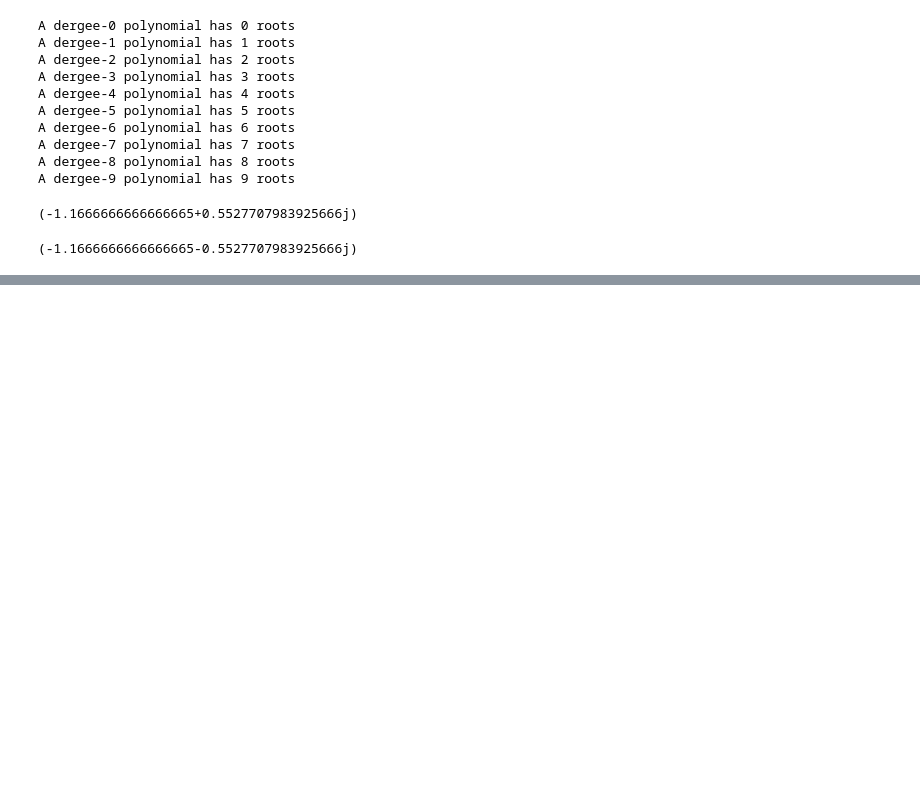
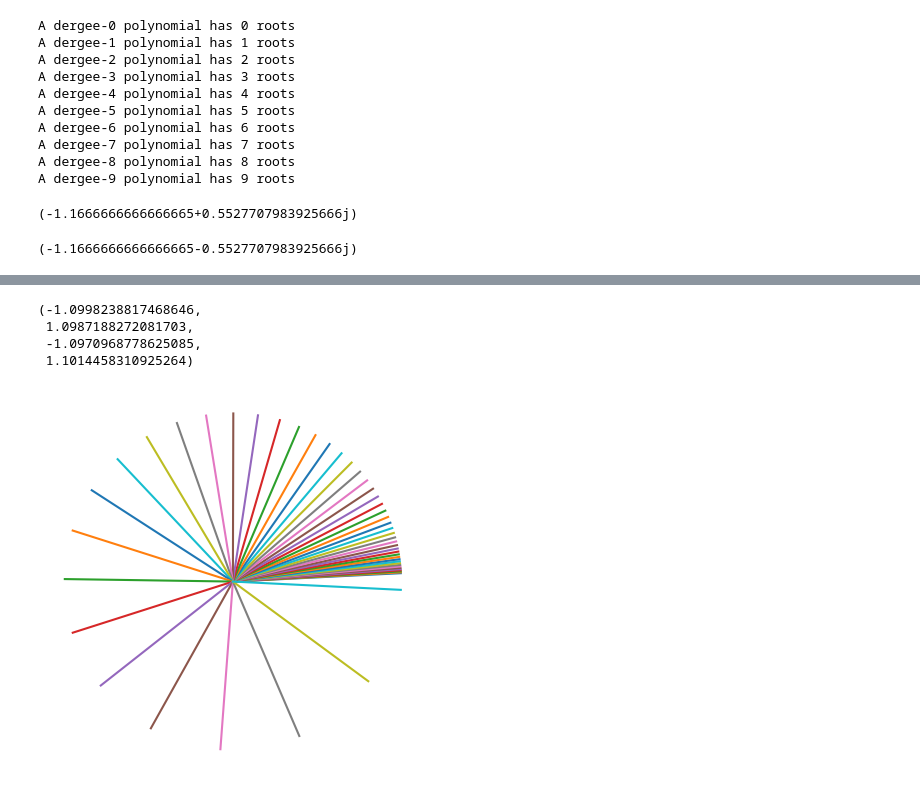
Before and after one commit to yaowenqiang/master_math_by_coding_in_python, a Jupyter notebook: differences.ipynb, the cells around one changed output, grey strips where cells are left out. Cells and saved outputs as stored; diff of their text form; code cells hidden in the pictures; blank space fills up the shorter version.

```diff
--- a/differences.ipynb
+++ b/differences.ipynb
@@ -144,0 +208,2 @@ plt.show()
+# %%
+x = np.linspace(-3,1.83,50)
@@ -144,0 +223,14 @@ plt.show()
+# %%
+k = np.exp(x)
+
+for i in k:
+    plt.plot([0, np.cos(i)],[0,np.sin(i)])
+
+plt.axis('square')
+plt.axis('off')
+# %% [output]
+(-1.0998238817468646,
+ 1.0987188272081703,
+ -1.0970968778625085,
+ 1.1014458310925264)
+[figure, added]
```
Also changed, not shown: parts of 8 cells of this notebook, 2 other files.
